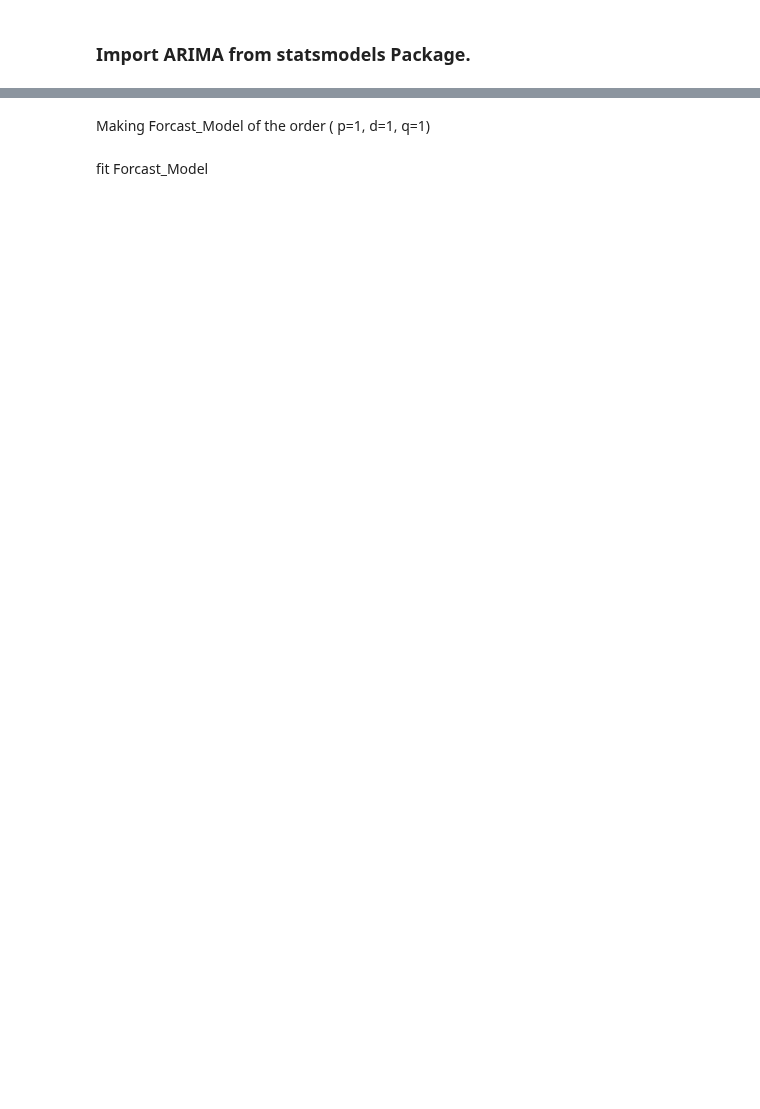
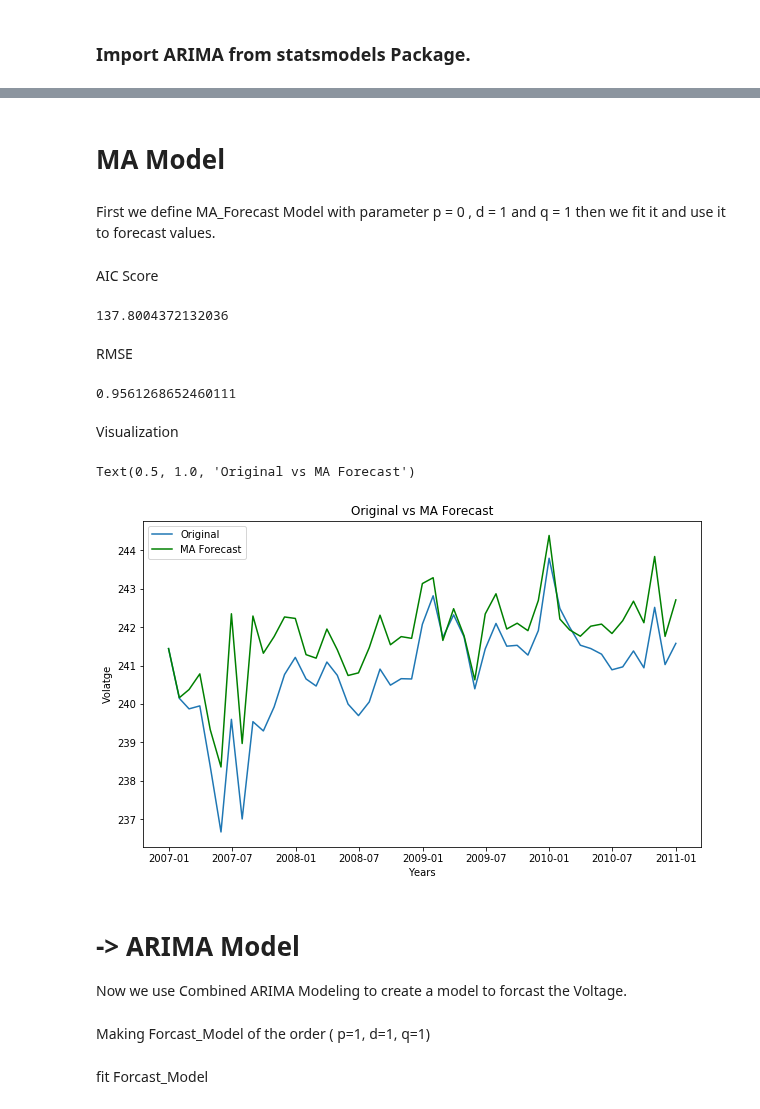
Before and after one commit to SSehrawat1720/ML-Projects, a Jupyter notebook: Time Series Forecasting France House Energy.ipynb, the cells around one changed output, grey strips where cells are left out. Saved outputs shown, nothing was run; the diff lists cells and outputs as text; code cells hidden in the pictures; blank space fills up the shorter version.

```diff
--- a/Time Series Forecasting France House Energy.ipynb
+++ b/Time Series Forecasting France House Energy.ipynb
@@ -505,3 +552,49 @@ from statsmodels.tsa.arima_model import ARIMA
+# %% [markdown]
+# MA Model
+# %% [markdown]
+First we define MA_Forecast Model with parameter p = 0 , d = 1 and q = 1 then we fit it and use it to forecast values.
+# %%
+MA_Forecast = ARIMA(Model_Dataset, order=(0, 1, 1))
+# %%
+MA_Forecast_fit = MA_Forecast.fit(disp=-1)
+# %% [markdown]
+AIC Score
+# %%
+MA_Forecast_fit.aic
+# %% [output]
+137.8004372132036
+# %% [markdown]
+RMSE
+# %%
+RMSE_MA = np.sqrt(mean_squared_error(DataMINUSshift,MA_Forecast_fit.fittedvalues))
+RMSE_MA
+# %% [output]
+0.9561268652460111
+# %% [markdown]
+Visualization
+# %%
+# Cummulative sum of fitted values to reverse back the difference taken in start
+Pred_MA_diff = pd.Series(MA_Forecast_fit.fittedvalues, copy=True)
+Pred_MA_diff_cumsum = Pred_MA_diff.cumsum()
+
+# Taking back to Original Scale
+Pred_MA = pd.Series(Model_Dataset['Voltage'] , index=Model_Dataset.index)
+Pred_MA = Pred_MA.add(Pred_MA_diff_cumsum,fill_value=0)
+
+# Ploting graph Original vs Forecasted
+plt.figure(figsize=[10,6])
+plt.plot(Model_Dataset.iloc[:,0] , label = 'Original')
+plt.plot(Pred_MA , color = 'green' , label = 'MA Forecast')
+plt.legend(loc='best')
+plt.xlabel('Years')
+plt.ylabel('Volatge')
+plt.title('Original vs MA Forecast')
+# %% [output]
+Text(0.5, 1.0, 'Original vs MA Forecast')
+[figure, added]
+# %% [markdown]
+# -> ARIMA Model
+Now we use Combined ARIMA Modeling to create a model to forcast the Voltage.
 # %% [markdown]
 Making Forcast_Model of the order ( p=1, d=1, q=1)
 # %%
```
Also changed, not shown: parts of 20 cells of this notebook.
